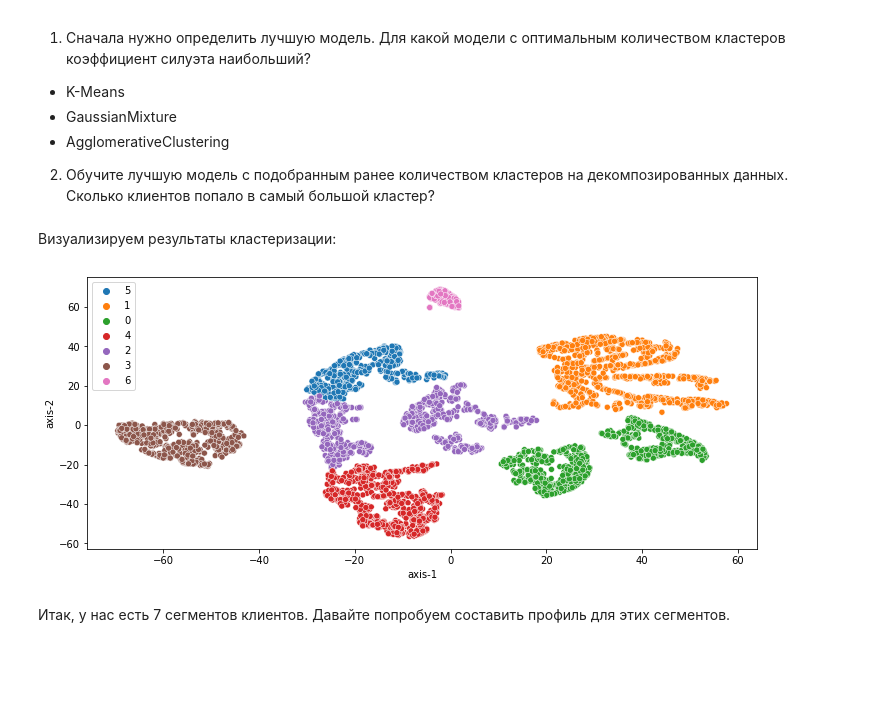
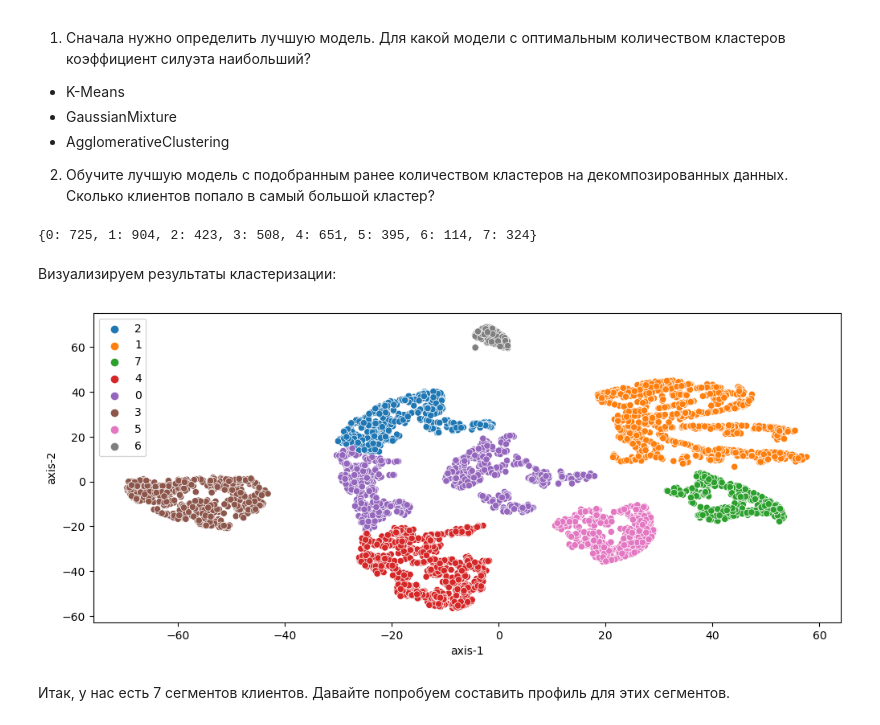
Before and after one commit to lurtz-dahaka/data_science_course, a Jupyter notebook: project_6/Project-6._Ноутбук-шаблон.ipynb, the cells around one changed output. Drawn from its saved outputs; the diff is of its cells as text; code cells hidden in the pictures; blank space fills up the shorter version.

```diff
--- a/project_6/Project-6._Ноутбук-шаблон.ipynb
+++ b/project_6/Project-6._Ноутбук-шаблон.ipynb
@@ -575,3 +1004,9 @@ sns.scatterplot(data=rfm_table_processed, x='axis-1', y='axis-2');
 
 2) Обучите лучшую модель с подобранным ранее количеством кластеров на декомпозированных данных.
 Сколько клиентов попало в самый большой кластер?
+# %%
+kmeans = KMeans(n_clusters=3, random_state=42)
+rfm_pca['labels'] = kmeans.fit_predict(rfm_pca)
+rfm_pca['labels'].value_counts()
+rfm_clean['labels'] = kmeans.fit_predict(rfm_pca)
+rfm_clean['labels'].value_counts()
@@ -678,0 +1146,10 @@ def plot_cluster_profile(grouped_data, n_clusters):
+# %%
+pipe = Pipeline([('scaler', StandardScaler()),
+                 ('tsne', TSNE(n_components=2,
+                               perplexity=50,
+                               random_state=100))])
+
+rfm_clean = rfm_clean.drop(columns='labels')
+
+rfm_stne = pipe.fit_transform(rfm_clean)
+print(pipe.named_steps['tsne'].kl_divergence_)
@@ -679,8 +1158,9 @@ def plot_cluster_profile(grouped_data, n_clusters):
 # %% [markdown]
 Визуализировав пространство после декомпозиции с помощью t-SNE, мы получим следующую картину:
 # %%
+rfm_stne = pd.DataFrame(rfm_stne, columns=['axis-1', 'axis-2'])
 fig = plt.figure(figsize=(12, 5))
-sns.scatterplot(data=rfm_table_processed, x='axis-1', y='axis-2');
+sns.scatterplot(data=rfm_stne, x='axis-1', y='axis-2');
 # %% [output]
 [figure]
 # %% [markdown]
@@ -732,13 +1233,20 @@ sns.scatterplot(data=rfm_table_processed, x='axis-1', y='axis-2');
 
 2) Обучите лучшую модель с подобранным ранее количеством кластеров на декомпозированных данных.
 Сколько клиентов попало в самый большой кластер?
+# %%
+aggl = AgglomerativeClustering(n_clusters=8)
+aggl.fit(rfm_stne)
+unique, counts = np.unique(aggl.labels_, return_counts=True)
+dict(zip(unique, counts))
+# %% [output]
+{0: 725, 1: 904, 2: 423, 3: 508, 4: 651, 5: 395, 6: 114, 7: 324}
 # %% [markdown]
 Визуализируем результаты кластеризации:
 # %%
 fig = plt.figure(figsize=(12, 5))
-sns.scatterplot(data=rfm_table_processed, x='axis-1', y='axis-2', hue=model.labels_.astype('str'));
+sns.scatterplot(data=rfm_stne, x='axis-1', y='axis-2', hue=aggl.labels_.astype('str'));
 # %% [output]
-[figure, old version]
+[figure, new version]
 # %% [markdown]
 
 Итак, у нас есть 7 сегментов клиентов. Давайте попробуем составить профиль для этих сегментов.
```
Also changed, not shown: parts of 58 cells of this notebook.
